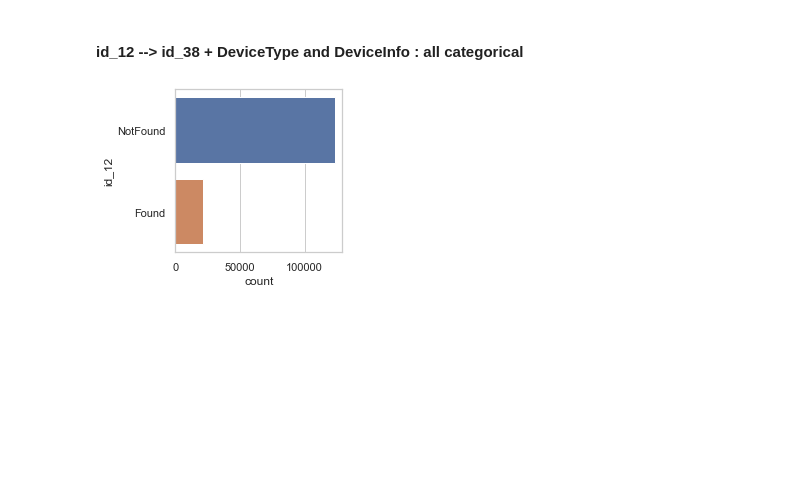
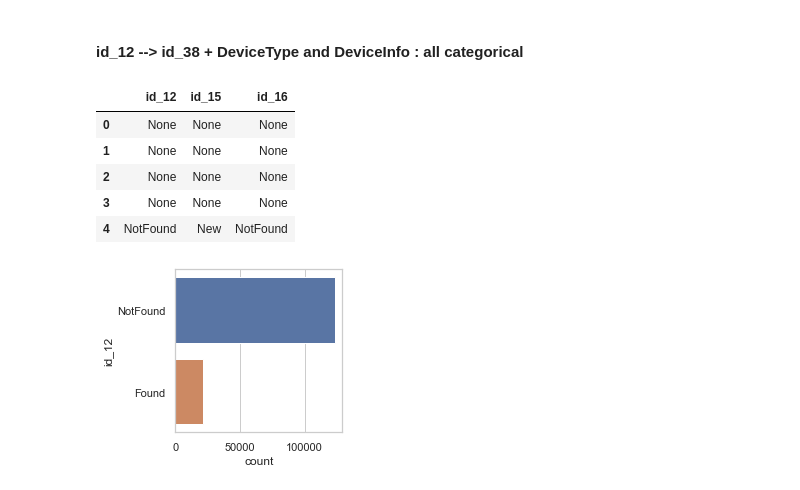
Before and after one commit to andfanilo/ieee-fraud-detection, a Jupyter notebook: notebooks/exploratory/EDA.ipynb, the cells around one changed output. Drawn from its saved outputs; the diff is of its cells as text; code cells hidden in the pictures; blank space fills up the shorter version.

```diff
--- a/notebooks/exploratory/EDA.ipynb
+++ b/notebooks/exploratory/EDA.ipynb
@@ -178,6 +178,15 @@ g = sns.FacetGrid(X[["id_03", "label"]], col="label", col_wrap=2, sharex=False,
 g = g.map(sns.distplot, "id_03", kde=False)
 # %% [markdown]
 #### id_12 --> id_38 + DeviceType and DeviceInfo : all categorical
+# %%
+X[['id_12', 'id_15', 'id_16']].head(5)
+# %% [output]
+|  | id_12 | id_15 | id_16 |
+| 0 | None | None | None |
+| 1 | None | None | None |
+| 2 | None | None | None |
+| 3 | None | None | None |
+| 4 | NotFound | New | NotFound |
 # %%
 fig, ax = plt.subplots(figsize=(3, 3))
 sns.countplot(y="id_12", data=X)
```
Also changed, not shown: 1 other file.
